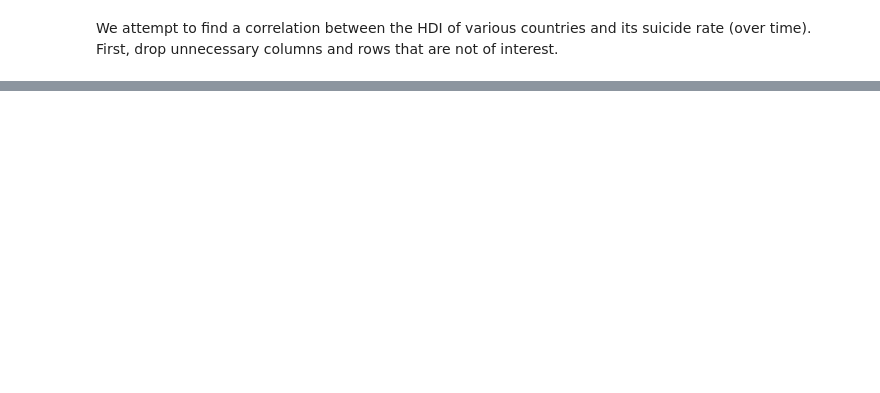
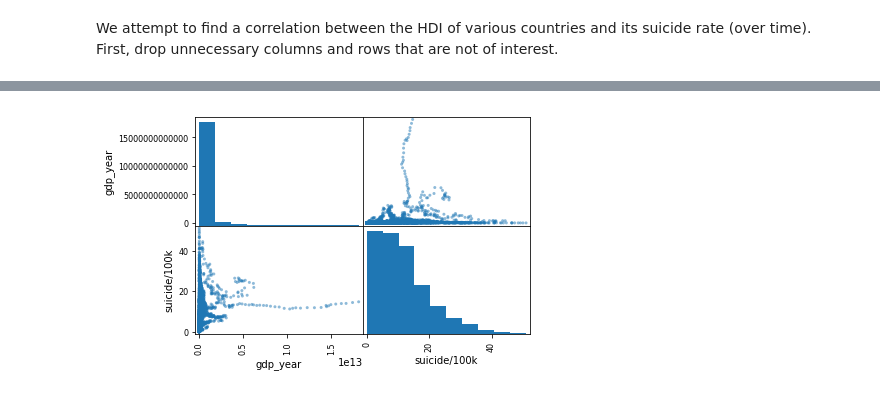
Before and after one commit to mahibhosain/suicide-analysis, a Jupyter notebook: suicide-analysis.ipynb, the cells around one changed output, grey strips where cells are left out. Drawn from its saved outputs; the diff is of its cells as text; code cells hidden in the pictures; blank space fills up the shorter version.

```diff
--- a/suicide-analysis.ipynb
+++ b/suicide-analysis.ipynb
@@ -109,0 +309,5 @@ https://pandas.pydata.org/pandas-docs/stable/indexing.html#deprecate-loc-reindex
+# %%
+pd.plotting.scatter_matrix(df2_fin[['gdp_year','suicide/100k']])
+f4 = plt.gcf()
+# %% [output]
+[figure, added]
```
Also changed, not shown: parts of 38 cells of this notebook.
